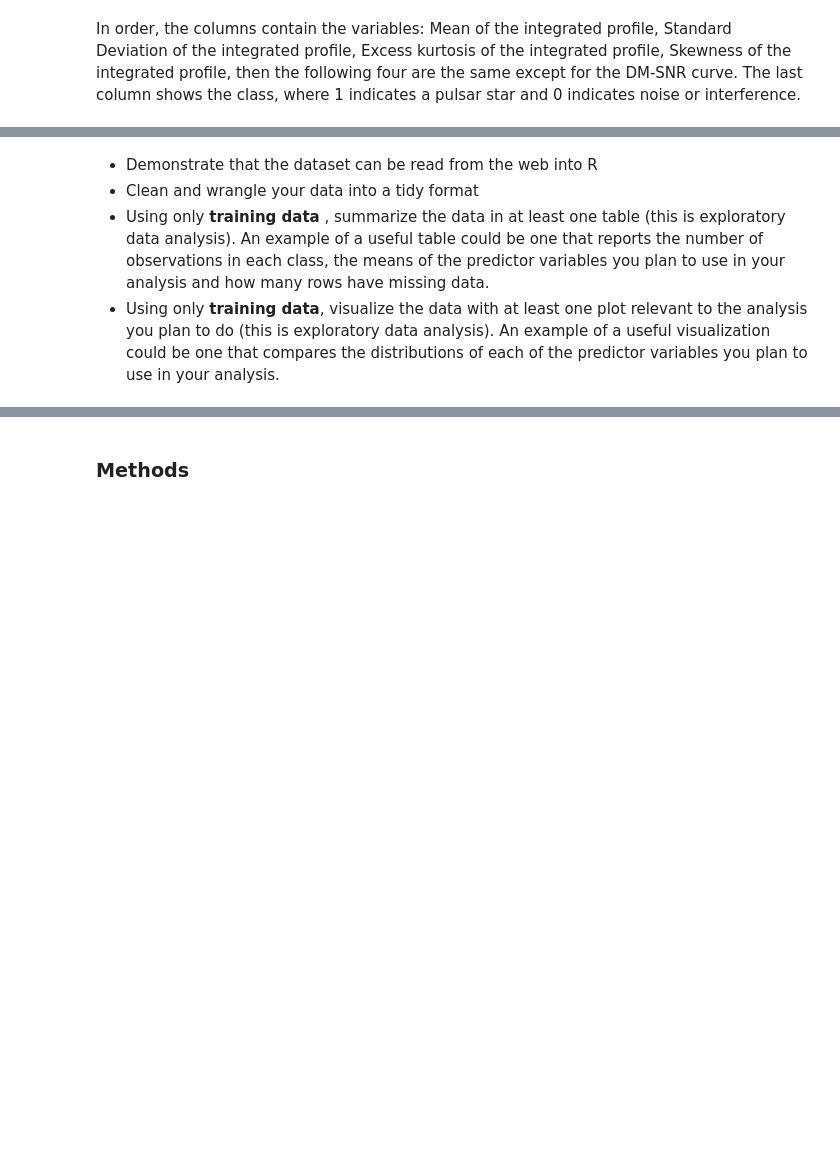
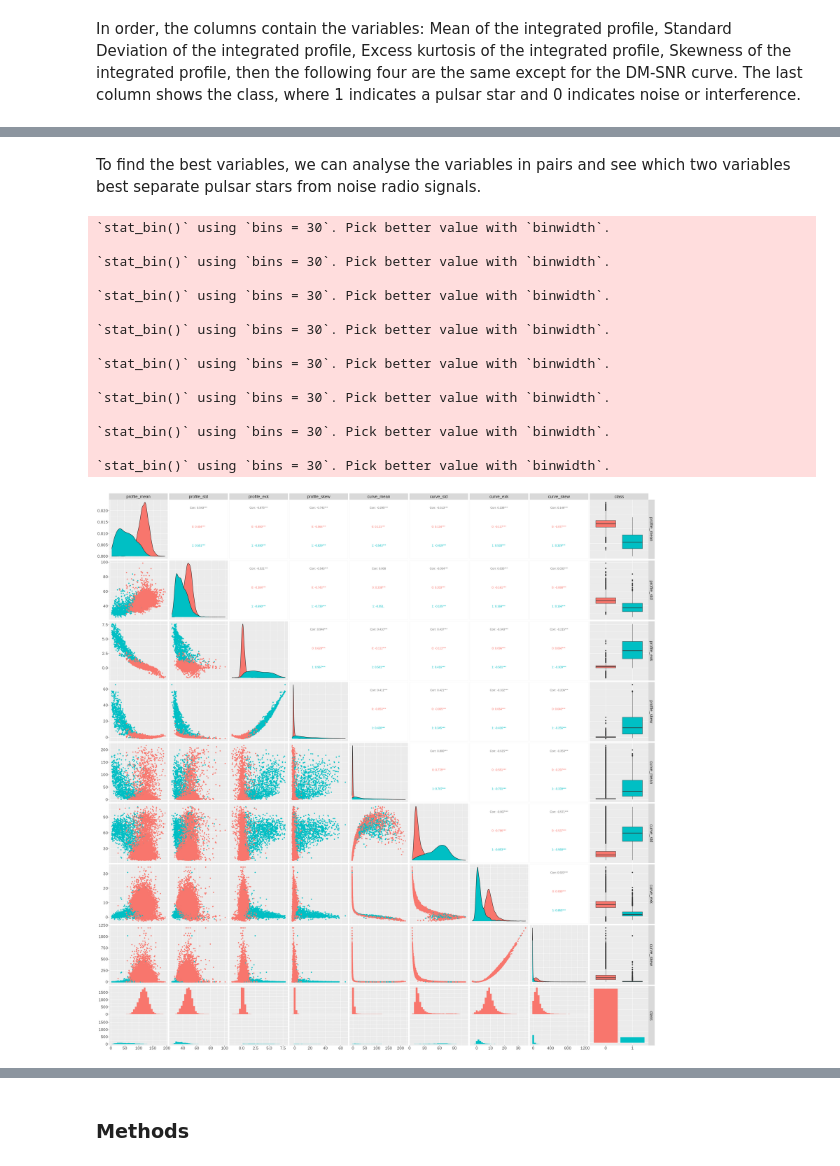
Before and after one commit to calvinyhchoi/DSCI100Proj, a Jupyter notebook: DSCI100/DSCI100ProjProposal.ipynb, the cells around one changed output, grey strips where cells are left out. Saved outputs shown, nothing was run; the diff lists cells and outputs as text; code cells hidden in the pictures; blank space fills up the shorter version.

Commit message:
Added the work that Calvin did with ggpairs

```diff
--- a/DSCI100/DSCI100ProjProposal.ipynb
+++ b/DSCI100/DSCI100ProjProposal.ipynb
@@ -89,5 +103,27 @@ A tibble: 2 × 2
-# %% [markdown]
-- Demonstrate that the dataset can be read from the web into R
-- Clean and wrangle your data into a tidy format
-- Using only **training data** , summarize the data in at least one table (this is exploratory data analysis). An example of a useful table could be one that reports the number of observations in each class, the means of the predictor variables you plan to use in your analysis and how many rows have missing data.
-- Using only **training data**, visualize the data with at least one plot relevant to the analysis you plan to do (this is exploratory data analysis). An example of a useful visualization could be one that compares the distributions of each of the predictor variables you plan to use in your analysis.
+# %% [markdown]
+To find the best variables, we can analyse the variables in pairs and see which two variables best separate pulsar stars from noise radio signals.
+# %%
+analysis_plot <- signals_training |>
+                #select(!profile_mean:profile_skew) |>
+                ggpairs(aes(color = class)) +
+                theme(text = element_text(size = 20))
+
+options(repr.plot.width = 30, repr.plot.height = 30)
+analysis_plot
+# %% [output]
+`stat_bin()` using `bins = 30`. Pick better value with `binwidth`.
+
+`stat_bin()` using `bins = 30`. Pick better value with `binwidth`.
+
+`stat_bin()` using `bins = 30`. Pick better value with `binwidth`.
+
+`stat_bin()` using `bins = 30`. Pick better value with `binwidth`.
+
+`stat_bin()` using `bins = 30`. Pick better value with `binwidth`.
+
+`stat_bin()` using `bins = 30`. Pick better value with `binwidth`.
+
+`stat_bin()` using `bins = 30`. Pick better value with `binwidth`.
+
+`stat_bin()` using `bins = 30`. Pick better value with `binwidth`.
+[figure, added]
```
Also changed, not shown: parts of 5 cells of this notebook.
